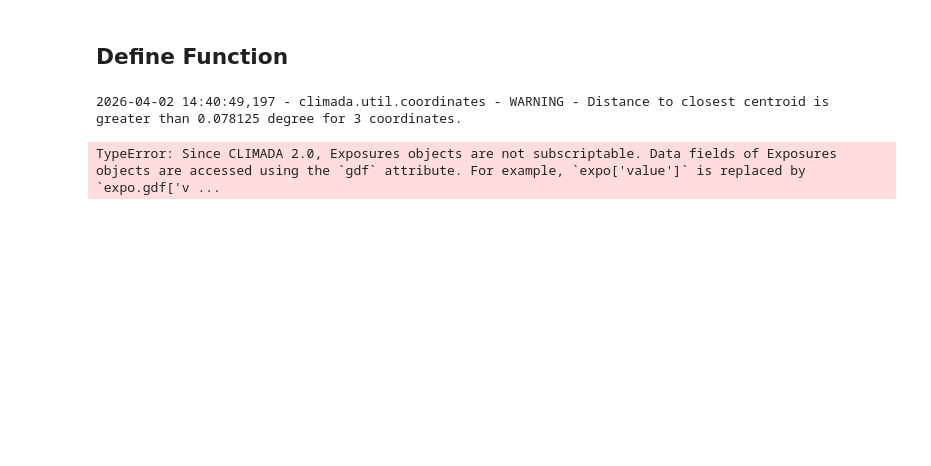
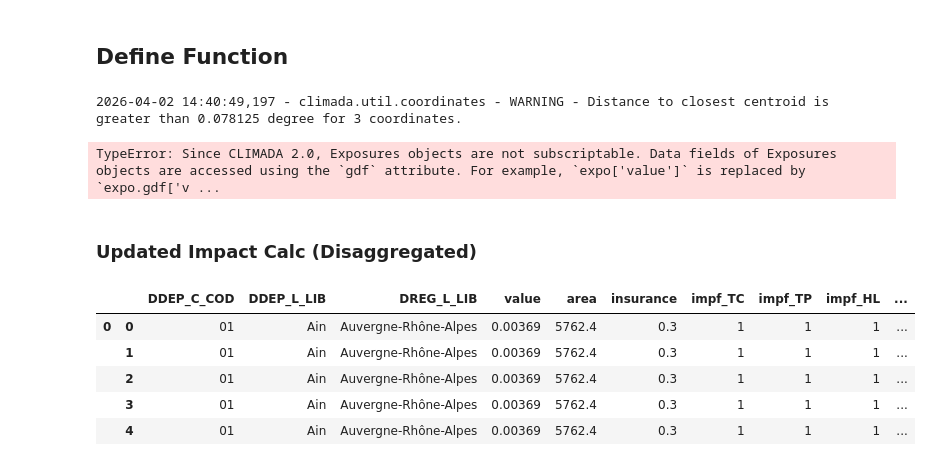
Before and after one commit to arvedluetzen/mus-climada, a Jupyter notebook: notebooks/comp_impact.ipynb, the cells around one changed output. Cells and saved outputs as stored; diff of their text form; code cells hidden in the pictures; blank space fills up the shorter version.

```diff
--- a/notebooks/comp_impact.ipynb
+++ b/notebooks/comp_impact.ipynb
@@ -236,3 +215,5 @@ exposure
 # %% [output]
 2026-04-02 14:40:49,197 - climada.util.coordinates - WARNING - Distance to closest centroid is greater than 0.078125 degree for 3 coordinates.
 TypeError: Since CLIMADA 2.0, Exposures objects are not subscriptable. Data fields of Exposures objects are accessed using the `gdf` attribute. For example, `expo['value']` is replaced by `expo.gdf['v ...
+# %% [markdown]
+### Updated Impact Calc (Disaggregated)
@@ -238,0 +225,16 @@ TypeError: Since CLIMADA 2.0, Exposures objects are not subscriptable. Data fiel
+# %%
+exp_pnt = u_lp.exp_geom_to_pnt(
+    exposure_eigen_poly,
+    res=0.05,
+    to_meters=False,
+    disagg_met=u_lp.DisaggMethod.DIV,
+    disagg_val=None,
+)
+exp_pnt.gdf.head()
+# %% [output]
+|  |  | DDEP_C_COD | DDEP_L_LIB | DREG_L_LIB | value | area | insurance | impf_TC | impf_TP | impf_HL | ... |
+| 0 | 0 | 01 | Ain | Auvergne-Rhône-Alpes | 0.00369 | 5762.4 | 0.3 | 1 | 1 | 1 | ... |
+|  | 1 | 01 | Ain | Auvergne-Rhône-Alpes | 0.00369 | 5762.4 | 0.3 | 1 | 1 | 1 | ... |
+|  | 2 | 01 | Ain | Auvergne-Rhône-Alpes | 0.00369 | 5762.4 | 0.3 | 1 | 1 | 1 | ... |
+|  | 3 | 01 | Ain | Auvergne-Rhône-Alpes | 0.00369 | 5762.4 | 0.3 | 1 | 1 | 1 | ... |
+|  | 4 | 01 | Ain | Auvergne-Rhône-Alpes | 0.00369 | 5762.4 | 0.3 | 1 | 1 | 1 | ... |
```
Also changed, not shown: parts of 15 cells of this notebook, 13 other files.
